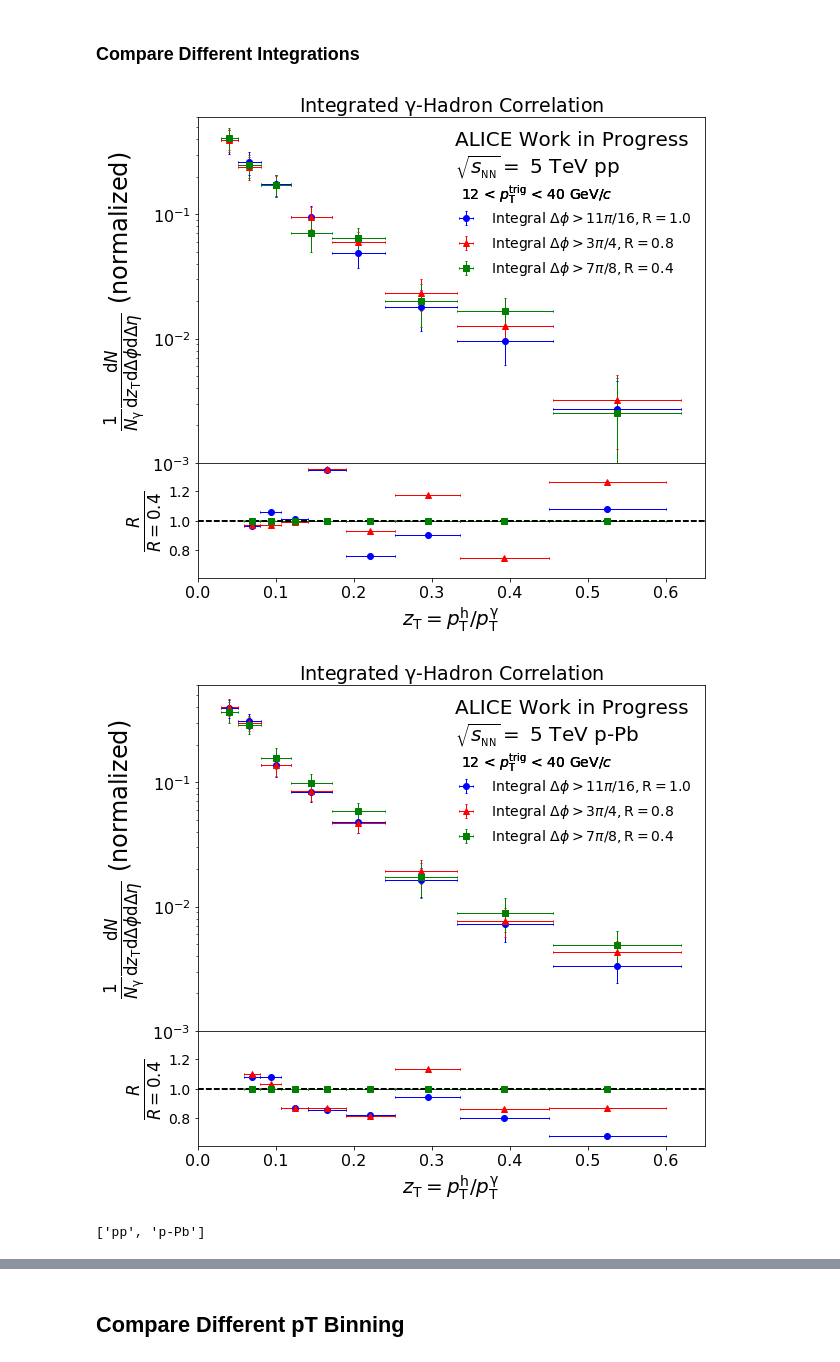
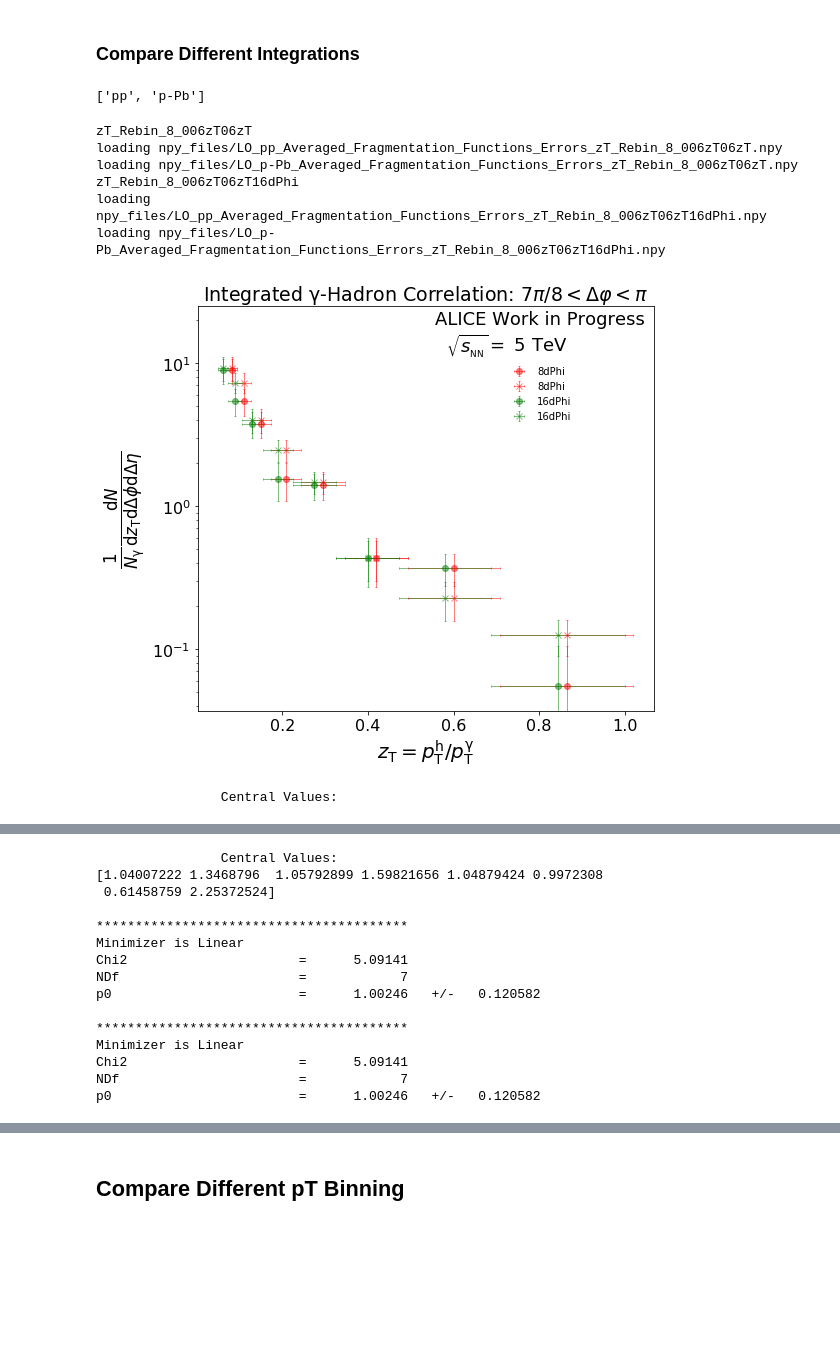
Before and after one commit to ftoralesacosta/GH_Correlations, a Jupyter notebook: Analysis_Notebooks/Simple.ipynb, the cells around one changed output, grey strips where cells are left out. Cells and saved outputs as stored; diff of their text form; code cells hidden in the pictures; blank space fills up the shorter version.

```diff
--- a/Analysis_Notebooks/Simple.ipynb
+++ b/Analysis_Notebooks/Simple.ipynb
@@ -278,10 +279,7 @@ p1                        =     -1.54122   +/-   0.971149
 ranges = (1.9,2.15,2.7)
 strings = ("11\pi/16, \mathrm{R} = 1.0","3\pi/4,\mathrm{R} = 0.8","7\pi/8, \mathrm{R} = 0.4","15\pi/16, \mathrm{R} = 0.2")
 
-Compare_FF_Integration(ranges,strings)
+#Compare_FF_Integration(ranges,strings)
-# %% [output]
-[figure, removed]
-[figure, removed]
 # %%
 print Systems
 # %% [output]
@@ -289,3 +291,20 @@ print Systems
 # %%
 reload(functions_fragmentation)
 from functions_fragmentation import *
+# %%
+save_name = "Phi_Rebinning"
+strings = ["zT_Rebin_8_006zT06zT","zT_Rebin_8_006zT06zT16dPhi"]
+string_descriptions = ["8dPhi","16dPhi","pp"]
+colors = ["red","green","black"]
+#Compare_Cs_Averages(save_name,strings,string_descriptions,colors)
+Compare_pp_pPB_Avg_lists(save_name,strings,string_descriptions,colors)
+Compare_pp_pPB_Avg_Ratio_lists(save_name,strings,string_descriptions,colors,True,False)
+# %% [output]
+zT_Rebin_8_006zT06zT
+loading npy_files/LO_pp_Averaged_Fragmentation_Functions_Errors_zT_Rebin_8_006zT06zT.npy
+loading npy_files/LO_p-Pb_Averaged_Fragmentation_Functions_Errors_zT_Rebin_8_006zT06zT.npy
+zT_Rebin_8_006zT06zT16dPhi
+loading npy_files/LO_pp_Averaged_Fragmentation_Functions_Errors_zT_Rebin_8_006zT06zT16dPhi.npy
+loading npy_files/LO_p-Pb_Averaged_Fragmentation_Functions_Errors_zT_Rebin_8_006zT06zT16dPhi.npy
+[figure, added]
+                Central Values:
@@ -292,3 +312,18 @@ from functions_fragmentation import *
+                Central Values:
+[1.04007222 1.3468796  1.05792899 1.59821656 1.04879424 0.9972308
+ 0.61458759 2.25372524]
+
+****************************************
+Minimizer is Linear
+Chi2                      =      5.09141
+NDf                       =            7
+p0                        =      1.00246   +/-   0.120582
+
+****************************************
+Minimizer is Linear
+Chi2                      =      5.09141
+NDf                       =            7
+p0                        =      1.00246   +/-   0.120582
 # %%
 reload(functions_correlations)
 import functions_correlations
```
Also changed, not shown: parts of 11 cells of this notebook, 54 other files.
